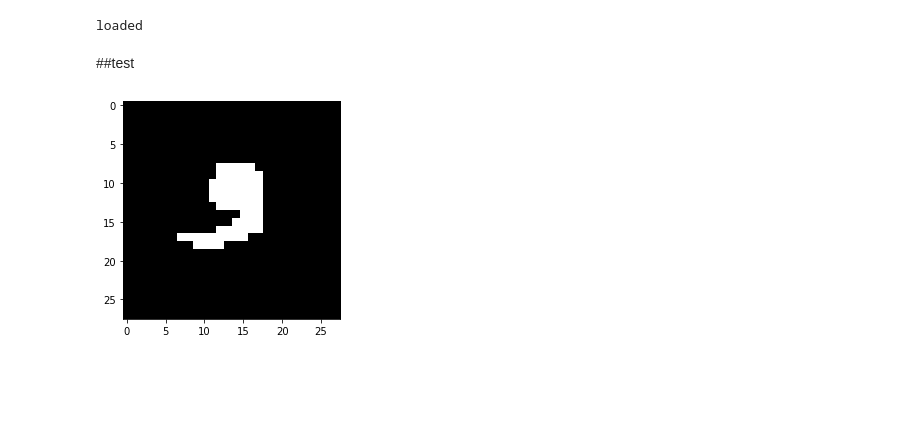
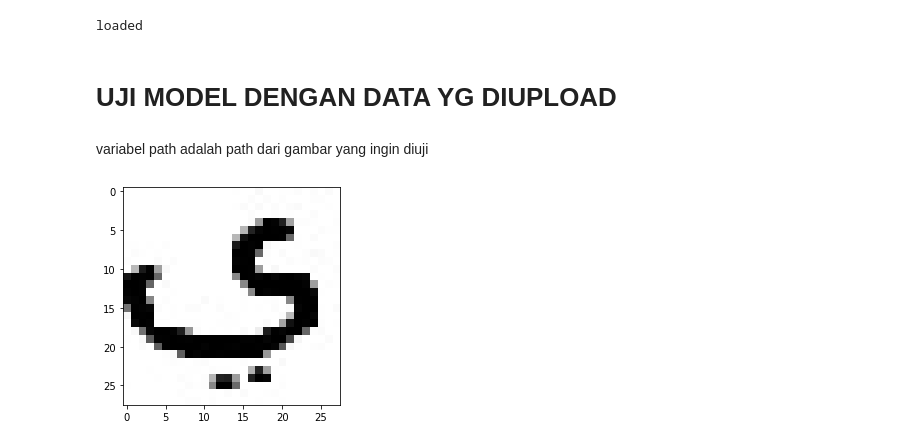
Before and after one commit to muhsufyan/tamam, a Jupyter notebook: model_tamam_v2.ipynb, the cells around one changed output. Drawn from its saved outputs; the diff is of its cells as text; code cells hidden in the pictures; blank space fills up the shorter version.

```diff
--- a/model_tamam_v2.ipynb
+++ b/model_tamam_v2.ipynb
@@ -247,9 +247,9 @@ Ekor yang diluruskan dan segitiga di tengah       0.87      0.96      0.92
                                   macro avg       0.94      0.94      0.94      1344
                                weighted avg       0.95      0.95      0.95      1344
 # %%
-model_load = tf.keras.models.load_model('model90_e10.h5')
+model_load = tf.keras.models.load_model('/content/drive/MyDrive/ai/dataset/model90_e10.h5')
 print('loaded')
 # %% [output]
 loaded
-# %% [markdown]
-##test
+# %% [markdown]
+# UJI MODEL DENGAN DATA YG DIUPLOAD
@@ -256,11 +266,13 @@ loaded
+# %% [markdown]
+variabel path adalah path dari gambar yang ingin diuji
 # %%
-path = "/content/dataset/tamam/1_Enam_Huruf_yang_Tidak_Dapat_Dirangkai_ke_Depan/id_10066_label_27.png"
+path = "/content/ya.jpg"
 img = image.load_img(path, target_size=(28,28))
 imgplot = plt.imshow(img)
 x = image.img_to_array(img)
 x = np.expand_dims(x, axis=0)
 
 images = np.vstack([x])
-classes = model.predict(images, batch_size=10)
+classes = model_load.predict(images, batch_size=10)
 # %% [output]
-[figure, old version]
+[figure, new version]
```
Also changed, not shown: parts of 7 cells of this notebook.
